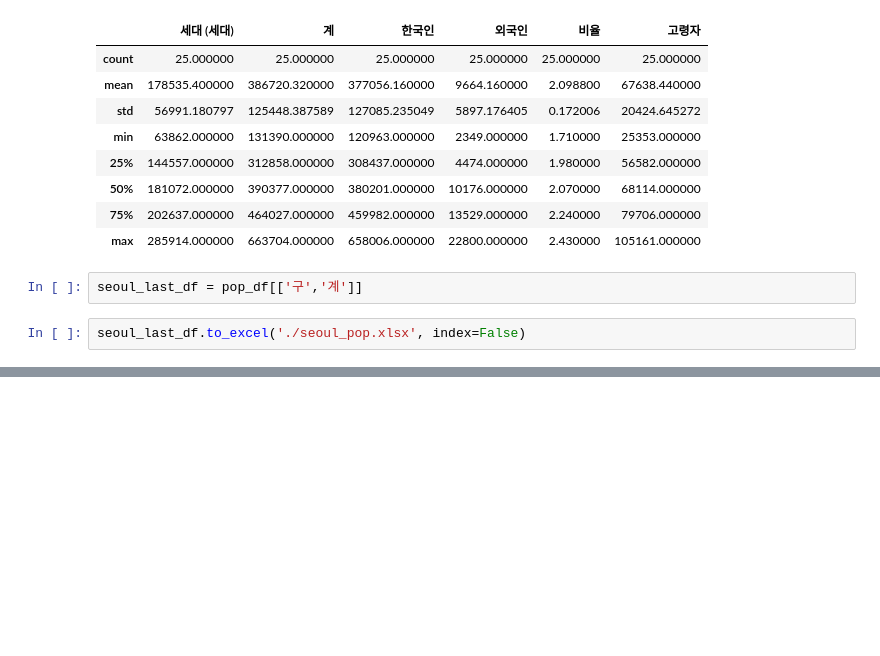
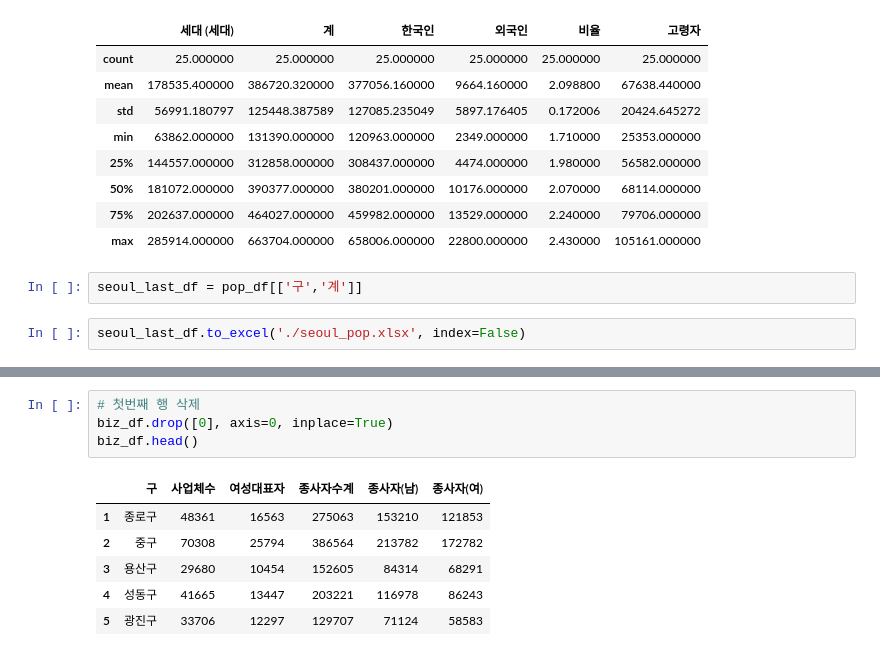
Before and after one commit to eunjoengme/bigdata-python-20230616, a Jupyter notebook: Day12/py40_seoul_population_info.ipynb, the cells around one changed output, grey strips where cells are left out. Cells and saved outputs as stored; diff of their text form; blank space fills up the shorter version.

```diff
--- a/Day12/py40_seoul_population_info.ipynb
+++ b/Day12/py40_seoul_population_info.ipynb
@@ -83,0 +103,11 @@ seoul_last_df.to_excel('./seoul_pop.xlsx', index=False)
+# %%
+# 첫번째 행 삭제
+biz_df.drop([0], axis=0, inplace=True)
+biz_df.head()
+# %% [output]
+|  | 구 | 사업체수 | 여성대표자 | 종사자수계 | 종사자(남) | 종사자(여) |
+| 1 | 종로구 | 48361 | 16563 | 275063 | 153210 | 121853 |
+| 2 | 중구 | 70308 | 25794 | 386564 | 213782 | 172782 |
+| 3 | 용산구 | 29680 | 10454 | 152605 | 84314 | 68291 |
+| 4 | 성동구 | 41665 | 13447 | 203221 | 116978 | 86243 |
+| 5 | 광진구 | 33706 | 12297 | 129707 | 71124 | 58583 |
```
Also changed, not shown: parts of 6 cells of this notebook, 4 other files.
